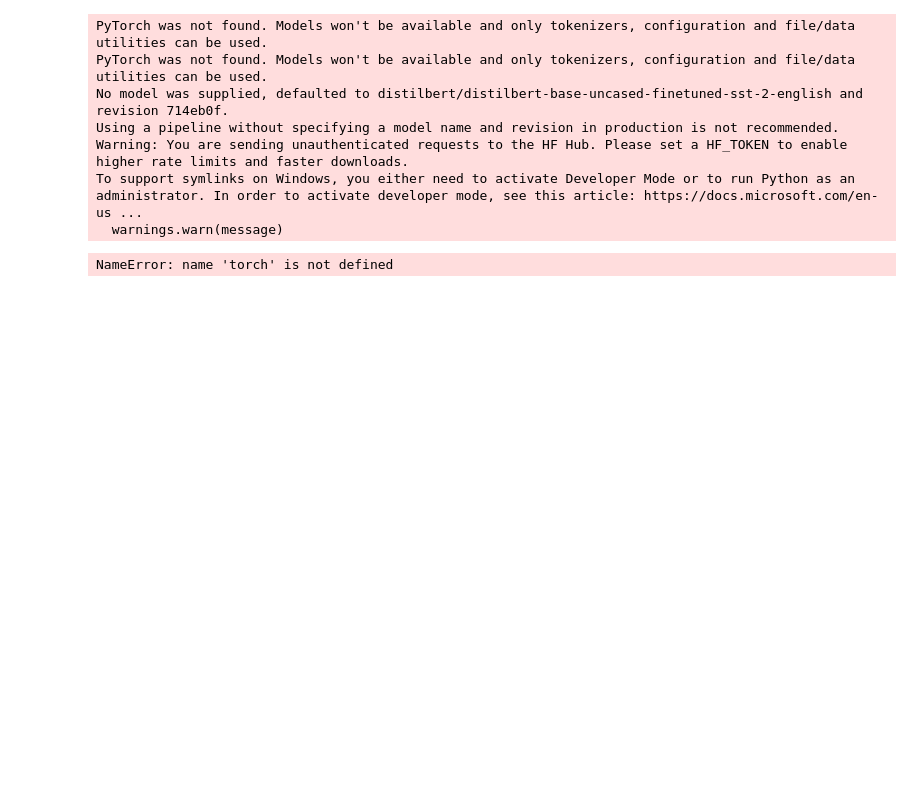
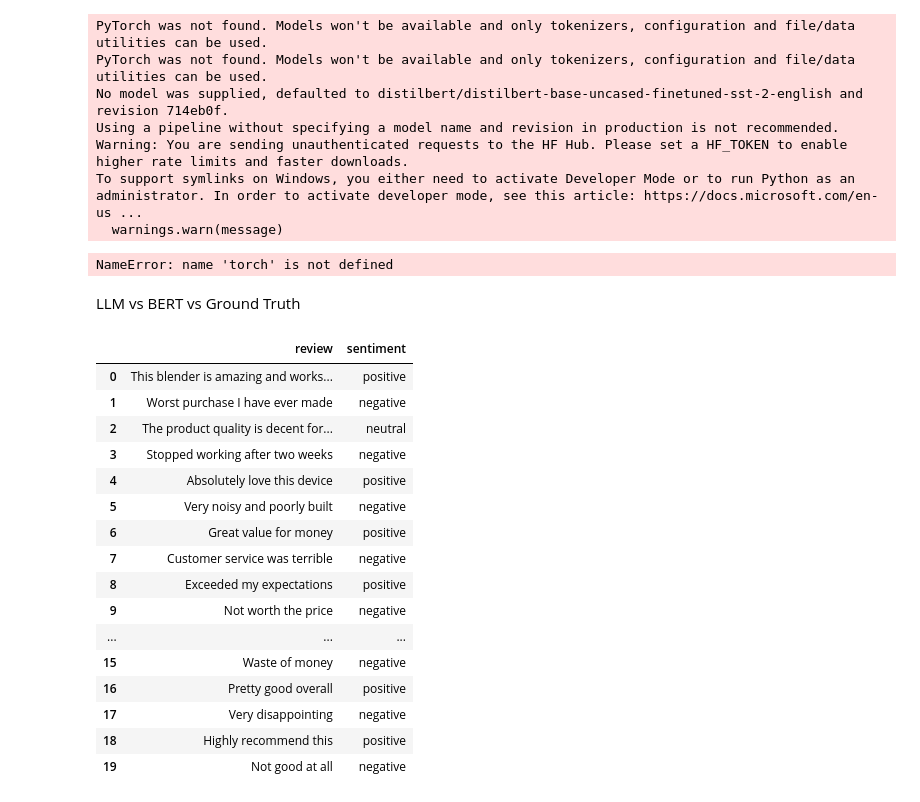
Before and after one commit to CodeByKiran/LLM_engineering, a Jupyter notebook: notebooks/nlp_tasks.ipynb, the cells around one changed output. Cells and saved outputs as stored; diff of their text form; code cells hidden in the pictures; blank space fills up the shorter version.

```diff
--- a/notebooks/nlp_tasks.ipynb
+++ b/notebooks/nlp_tasks.ipynb
@@ -321,3 +321,60 @@ Warning: You are sending unauthenticated requests to the HF Hub. Please set a HF
 To support symlinks on Windows, you either need to activate Developer Mode or to run Python as an administrator. In order to activate developer mode, see this article: https://docs.microsoft.com/en-us ...
   warnings.warn(message)
 NameError: name 'torch' is not defined
+# %% [markdown]
+LLM vs BERT vs Ground Truth
+# %%
+import pandas as pd
+
+data = {
+    "review":[
+        "This blender is amazing and works perfectly",
+        "Worst purchase I have ever made",
+        "The product quality is decent for the price",
+        "Stopped working after two weeks",
+        "Absolutely love this device",
+        "Very noisy and poorly built",
+        "Great value for money",
+        "Customer service was terrible",
+        "Exceeded my expectations",
+        "Not worth the price",
+        "Really happy with the performance",
+        "Broke within a month",
+        "Good design but average performance",
+        "Terrible quality plastic",
+        "Fantastic product",
+        "Waste of money",
+        "Pretty good overall",
+        "Very disappointing",
+        "Highly recommend this",
+        "Not good at all"
+    ],
+
+    "sentiment":[
+        "positive","negative","neutral","negative","positive",
+        "negative","positive","negative","positive","negative",
+        "positive","negative","neutral","negative","positive",
+        "negative","positive","negative","positive","negative"
+    ]
+}
+
+df = pd.DataFrame(data)
+df
+# %% [output]
+|  | review | sentiment |
+| 0 | This blender is amazing and works... | positive |
+| 1 | Worst purchase I have ever made | negative |
+| 2 | The product quality is decent for... | neutral |
+| 3 | Stopped working after two weeks | negative |
+| 4 | Absolutely love this device | positive |
+| 5 | Very noisy and poorly built | negative |
+| 6 | Great value for money | positive |
+| 7 | Customer service was terrible | negative |
+| 8 | Exceeded my expectations | positive |
+| 9 | Not worth the price | negative |
+| ... | ... | ... |
+| 15 | Waste of money | negative |
+| 16 | Pretty good overall | positive |
+| 17 | Very disappointing | negative |
+| 18 | Highly recommend this | positive |
+| 19 | Not good at all | negative |
```
Also changed, not shown: parts of 24 cells of this notebook, 1 other file.
